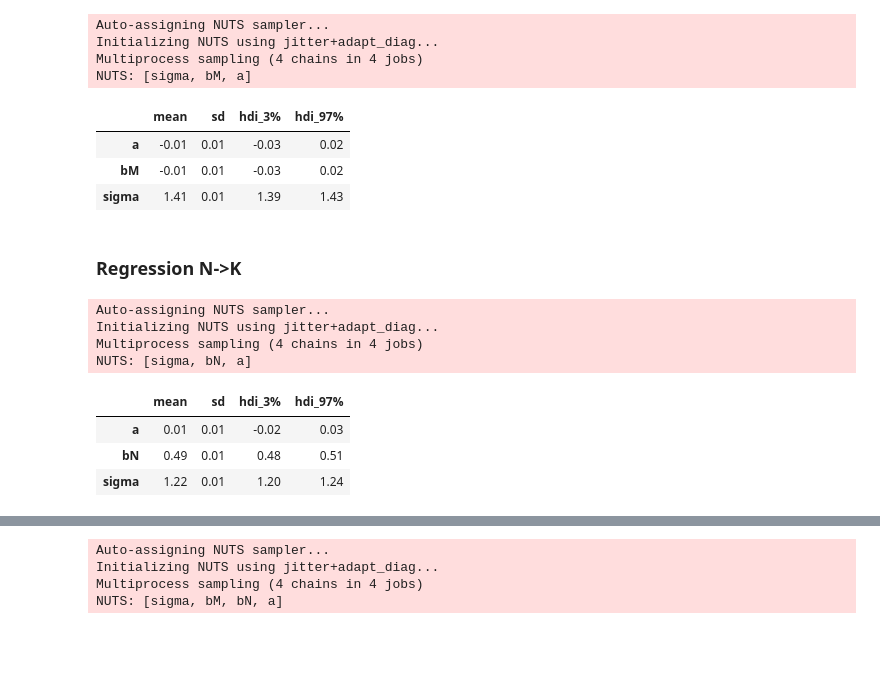
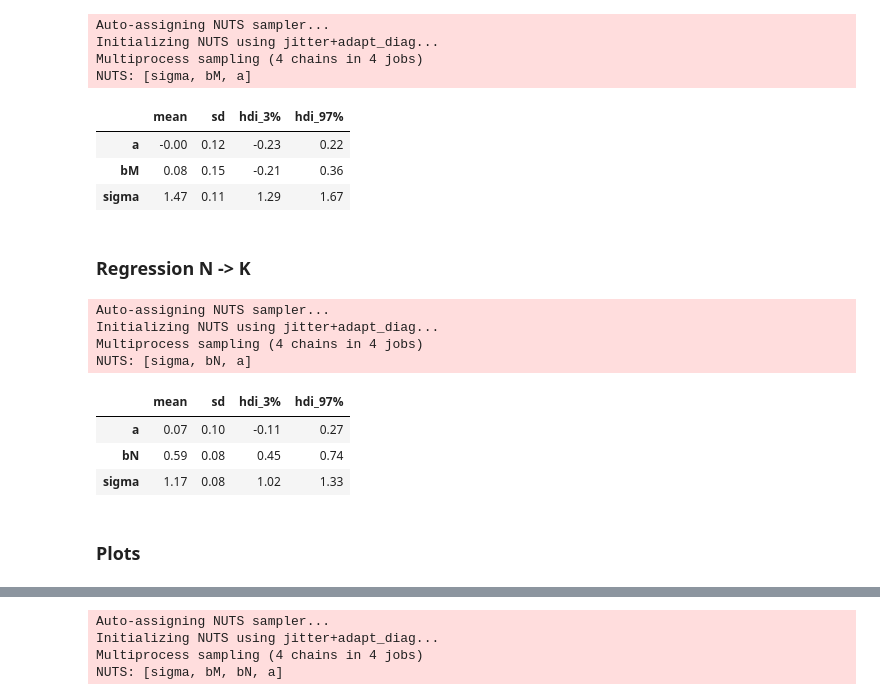
Before and after one commit to elisiojsj/Data-Science, a Jupyter notebook: Masking_relationship_simulation.ipynb, the cells around one changed output, grey strips where cells are left out. Drawn from its saved outputs; the diff is of its cells as text; code cells hidden in the pictures; blank space fills up the shorter version.

```diff
--- a/Masking_relationship_simulation.ipynb
+++ b/Masking_relationship_simulation.ipynb
@@ -9,9 +22,7 @@ from causalgraphicalmodels import CausalGraphicalModel
 # %%
-# M -> K <- N
-# M -> N
+SAMP_SIZE = 100
 
-SAMP_SIZE = 10000
-
+# all standardised -> mean=0, std=1
 M = stats.norm.rvs(size=SAMP_SIZE)
 N = stats.norm.rvs(M)
 K = stats.norm.rvs(N-M)
@@ -39,13 +55,13 @@ sns.pairplot(data=df)
 # %%
-with pm.Model() as mask:
+with pm.Model() as mk_model:
     a = pm.Normal('a', 0, 0.2)
     bM = pm.Normal('bM', 0, 0.5)
     sigma = pm.Exponential('sigma', 1)
 
-    mu = pm.Deterministic('mu', a + bM*M)
+    mu = pm.Deterministic('mu', a + bM*df['M'])
     K = pm.Normal('K', mu=mu, sigma=sigma, observed=df['K'])
 
-    trace = pm.sample(tune=2000)
+    mk_trace = pm.sample(tune=2000)
 # %% [output]
 Auto-assigning NUTS sampler...
 Initializing NUTS using jitter+adapt_diag...
@@ -53,12 +69,12 @@ Multiprocess sampling (4 chains in 4 jobs)
 NUTS: [sigma, bM, a]
 # %%
 varnames = ['~mu']
-az.summary(trace, varnames, round_to=2, kind="stats")
+az.summary(mk_trace, varnames, round_to=2, kind="stats")
 # %% [output]
 |  | mean | sd | hdi_3% | hdi_97% |
-| a | -0.01 | 0.01 | -0.03 | 0.02 |
-| bM | -0.01 | 0.01 | -0.03 | 0.02 |
-| sigma | 1.41 | 0.01 | 1.39 | 1.43 |
+| a | -0.00 | 0.12 | -0.23 | 0.22 |
+| bM | 0.08 | 0.15 | -0.21 | 0.36 |
+| sigma | 1.47 | 0.11 | 1.29 | 1.67 |
 # %% [markdown]
-### Regression N->K
+### Regression  N -> K
 # %%
@@ -78,9 +94,11 @@ Multiprocess sampling (4 chains in 4 jobs)
 NUTS: [sigma, bN, a]
 # %%
 varnames = ['~mu']
-az.summary(trace, varnames, round_to=2, kind="stats")
+az.summary(nk_trace, varnames, round_to=2, kind="stats")
 # %% [output]
 |  | mean | sd | hdi_3% | hdi_97% |
-| a | 0.01 | 0.01 | -0.02 | 0.03 |
-| bN | 0.49 | 0.01 | 0.48 | 0.51 |
-| sigma | 1.22 | 0.01 | 1.20 | 1.24 |
+| a | 0.07 | 0.10 | -0.11 | 0.27 |
+| bN | 0.59 | 0.08 | 0.45 | 0.74 |
+| sigma | 1.17 | 0.08 | 1.02 | 1.33 |
+# %% [markdown]
+### Plots
```
Also changed, not shown: parts of 17 cells of this notebook.
